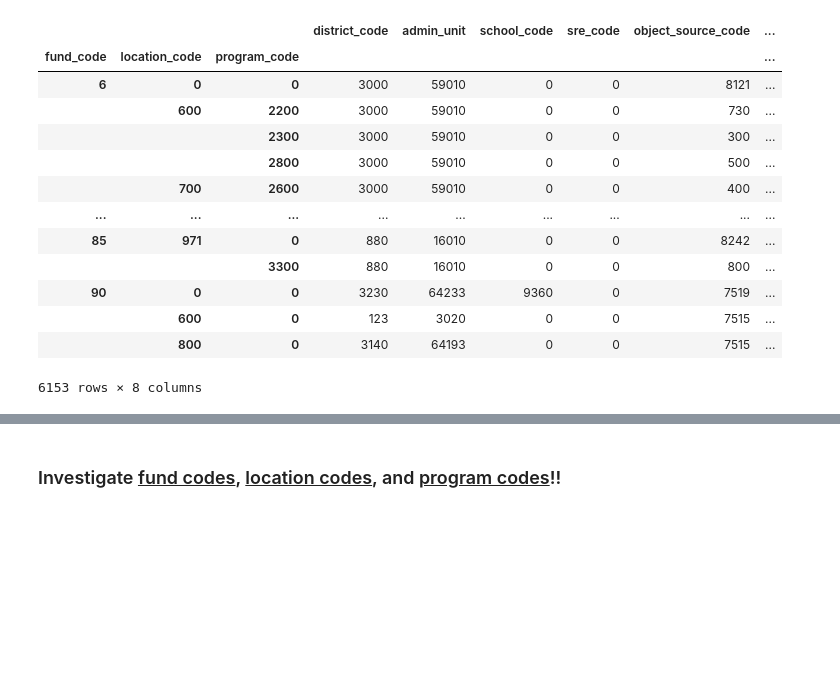
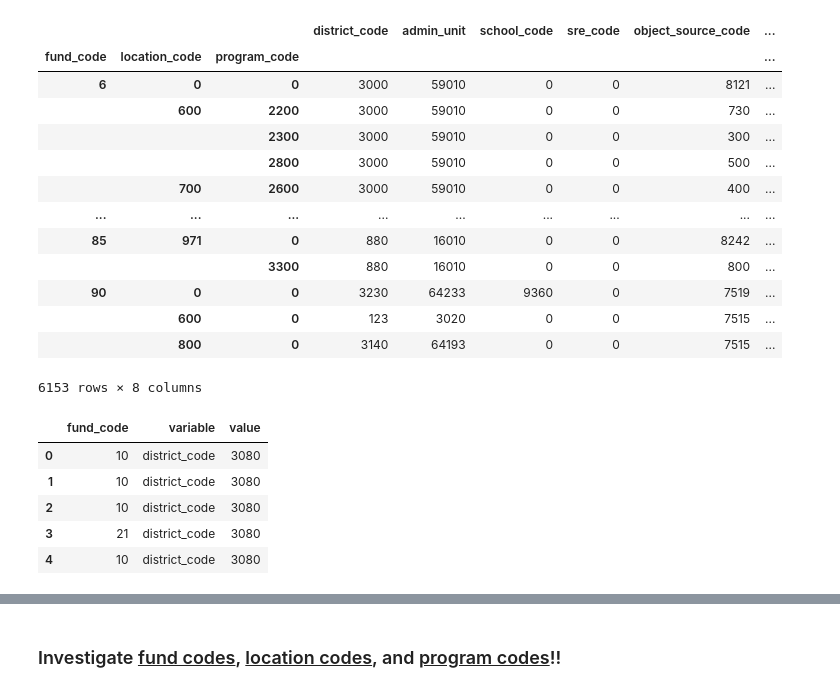
Before and after one commit to stacysandy/Data-Science-Practicum-II, a Jupyter notebook: Stacey_Sandy-Practicum_II.ipynb, the cells around one changed output, grey strips where cells are left out. Drawn from its saved outputs; the diff is of its cells as text; code cells hidden in the pictures; blank space fills up the shorter version.

```diff
--- a/Stacey_Sandy-Practicum_II.ipynb
+++ b/Stacey_Sandy-Practicum_II.ipynb
@@ -444,3 +506,16 @@ groupFLP.max()
 |  | 600 | 0 | 123 | 3020 | 0 | 0 | 7515 | ... |
 |  | 800 | 0 | 3140 | 64193 | 0 | 0 | 7515 | ... |
 6153 rows × 8 columns
+# %%
+# Try to melt function to identify each fund code by other financial code columns
+longFund = pd.melt(COK12_df2,
+    id_vars=['fund_code'])
+# %%
+longFund.head()
+# %% [output]
+|  | fund_code | variable | value |
+| 0 | 10 | district_code | 3080 |
+| 1 | 10 | district_code | 3080 |
+| 2 | 10 | district_code | 3080 |
+| 3 | 21 | district_code | 3080 |
+| 4 | 10 | district_code | 3080 |
```
Also changed, not shown: parts of 69 cells of this notebook.
